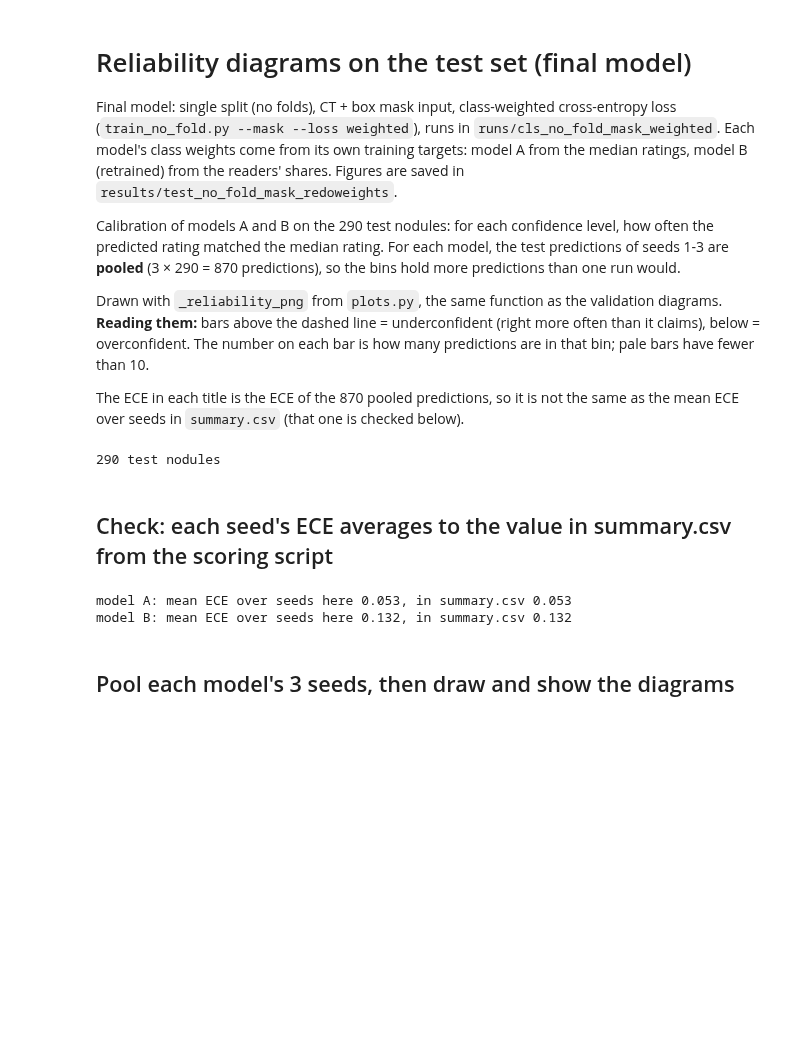
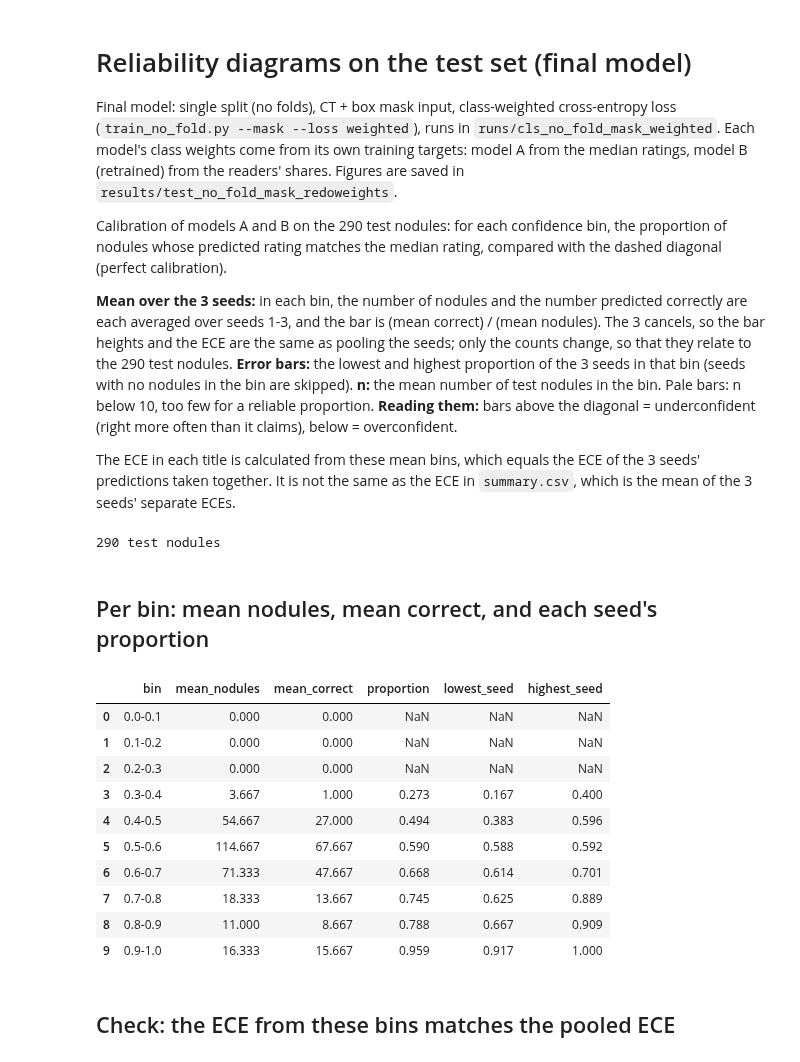
Before and after one commit to CaNtHinkOfaUser/Classifying-malignancy-in-lung-nodules-using-deep-learning-models, a Jupyter notebook: Model/reliability_test.ipynb, the cells around one changed output. Saved outputs shown, nothing was run; the diff lists cells and outputs as text; code cells hidden in the pictures; blank space fills up the shorter version.

Commit message:
Confusion matrix and calibration to mean

```diff
--- a/Model/reliability_test.ipynb
+++ b/Model/reliability_test.ipynb
@@ -3,16 +3,17 @@
 
 Final model: single split (no folds), CT + box mask input, class-weighted cross-entropy loss (`train_no_fold.py --mask --loss weighted`), runs in `runs/cls_no_fold_mask_weighted`. Each model's class weights come from its own training targets: model A from the median ratings, model B (retrained) from the readers' shares. Figures are saved in `results/test_no_fold_mask_redoweights`.
 
-Calibration of models A and B on the 290 test nodules: for each confidence level, how often the predicted rating
-matched the median rating. For each model, the test predictions of seeds 1-3 are **pooled**
-(3 × 290 = 870 predictions), so the bins hold more predictions than one run would.
+Calibration of models A and B on the 290 test nodules: for each confidence bin, the proportion of nodules whose
+predicted rating matches the median rating, compared with the dashed diagonal (perfect calibration).
 
-Drawn with `_reliability_png` from `plots.py`, the same function as the validation diagrams.
-**Reading them:** bars above the dashed line = underconfident (right more often than it claims),
-below = overconfident. The number on each bar is how many predictions are in that bin; pale bars have fewer than 10.
+**Mean over the 3 seeds:** in each bin, the number of nodules and the number predicted correctly are each averaged
+over seeds 1-3, and the bar is (mean correct) / (mean nodules). The 3 cancels, so the bar heights and the ECE are the
+same as pooling the seeds; only the counts change, so that they relate to the 290 test nodules.
+**Error bars:** the lowest and highest proportion of the 3 seeds in that bin (seeds with no nodules in the bin are skipped).
+**n:** the mean number of test nodules in the bin. Pale bars: n below 10, too few for a reliable proportion.
+**Reading them:** bars above the diagonal = underconfident (right more often than it claims), below = overconfident.
 
-The ECE in each title is the ECE of the 870 pooled predictions, so it is not the same as the mean ECE over seeds
-in `summary.csv` (that one is checked below).
+The ECE in each title is calculated from these mean bins, which equals the ECE of the 3 seeds' predictions taken together. It is not the same as the ECE in `summary.csv`, which is the mean of the 3 seeds' separate ECEs.
 # %%
 import json
 import sys
@@ -56,15 +56,52 @@ def probs_of(run):
 # %% [output]
 290 test nodules
 # %% [markdown]
-## Check: each seed's ECE averages to the value in summary.csv from the scoring script
+## Per bin: mean nodules, mean correct, and each seed's proportion
 # %%
-summary = pd.read_csv(OUT_DIR / "summary.csv", header=[0, 1], index_col=0)
-for kind, m in KINDS.items():
-    mean_ece = np.mean([M.ece(probs_of(f"{kind}_seed{s}"), hard) for s in SEEDS])
-    print(f"model {m}: mean ECE over seeds here {mean_ece:.3f}, in summary.csv {summary.filter(like=m, axis=0)[('ece', 'mean')].iloc[0]:.3f}")
+import warnings
+
+EDGES = np.linspace(0, 1, 11)          # 10 equal-width confidence bins, as in metrics.ece()
+
+def bin_table(kind):
+    """One row per confidence bin: mean nodules and mean correct over the seeds, and each seed's proportion correct."""
+    per_seed = []
+    for s in SEEDS:
+        probs = probs_of(f"{kind}_seed{s}")
+        conf = probs.max(axis=1)
+        correct = (probs.argmax(axis=1) + 1) == hard
+        rows = []
+        for lo, hi in zip(EDGES[:-1], EDGES[1:]):
+            m = (conf > lo) & (conf <= hi)
+            rows.append((m.sum(), correct[m].sum()))
+        per_seed.append(np.array(rows))
+    per_seed = np.array(per_seed)                       # (seeds, bins, [nodules, correct])
+    nodules, right = per_seed[..., 0], per_seed[..., 1]
+    with np.errstate(invalid="ignore", divide="ignore"):
+        seed_prop = np.where(nodules > 0, right / nodules, np.nan)
+    table = pd.DataFrame({"bin": [f"{lo:.1f}-{hi:.1f}" for lo, hi in zip(EDGES[:-1], EDGES[1:])],
+                          "mean_nodules": nodules.mean(axis=0), "mean_correct": right.mean(axis=0)})
+    with np.errstate(invalid="ignore", divide="ignore"):
+        table["proportion"] = table["mean_correct"] / table["mean_nodules"]
+    with np.errstate(all="ignore"), warnings.catch_warnings():
+        warnings.simplefilter("ignore", RuntimeWarning)          # all-empty bins give NaN, not a warning
+        table["lowest_seed"] = np.nanmin(seed_prop, axis=0)      # seeds with no nodules in the bin are NaN, so skipped
+        table["highest_seed"] = np.nanmax(seed_prop, axis=0)
+    return table
+
+tables = {kind: bin_table(kind) for kind in KINDS}
+tables["hard"].round(3)
 # %% [output]
-model A: mean ECE over seeds here 0.053, in summary.csv 0.053
-model B: mean ECE over seeds here 0.132, in summary.csv 0.132
+|  | bin | mean_nodules | mean_correct | proportion | lowest_seed | highest_seed |
+| 0 | 0.0-0.1 | 0.000 | 0.000 | NaN | NaN | NaN |
+| 1 | 0.1-0.2 | 0.000 | 0.000 | NaN | NaN | NaN |
+| 2 | 0.2-0.3 | 0.000 | 0.000 | NaN | NaN | NaN |
+| 3 | 0.3-0.4 | 3.667 | 1.000 | 0.273 | 0.167 | 0.400 |
+| 4 | 0.4-0.5 | 54.667 | 27.000 | 0.494 | 0.383 | 0.596 |
+| 5 | 0.5-0.6 | 114.667 | 67.667 | 0.590 | 0.588 | 0.592 |
+| 6 | 0.6-0.7 | 71.333 | 47.667 | 0.668 | 0.614 | 0.701 |
+| 7 | 0.7-0.8 | 18.333 | 13.667 | 0.745 | 0.625 | 0.889 |
+| 8 | 0.8-0.9 | 11.000 | 8.667 | 0.788 | 0.667 | 0.909 |
+| 9 | 0.9-1.0 | 16.333 | 15.667 | 0.959 | 0.917 | 1.000 |
 # %% [markdown]
-## Pool each model's 3 seeds, then draw and show the diagrams
+## Check: the ECE from these bins matches the pooled ECE
 # %%
```
Also changed, not shown: parts of 4 cells of this notebook, 7 other files.
